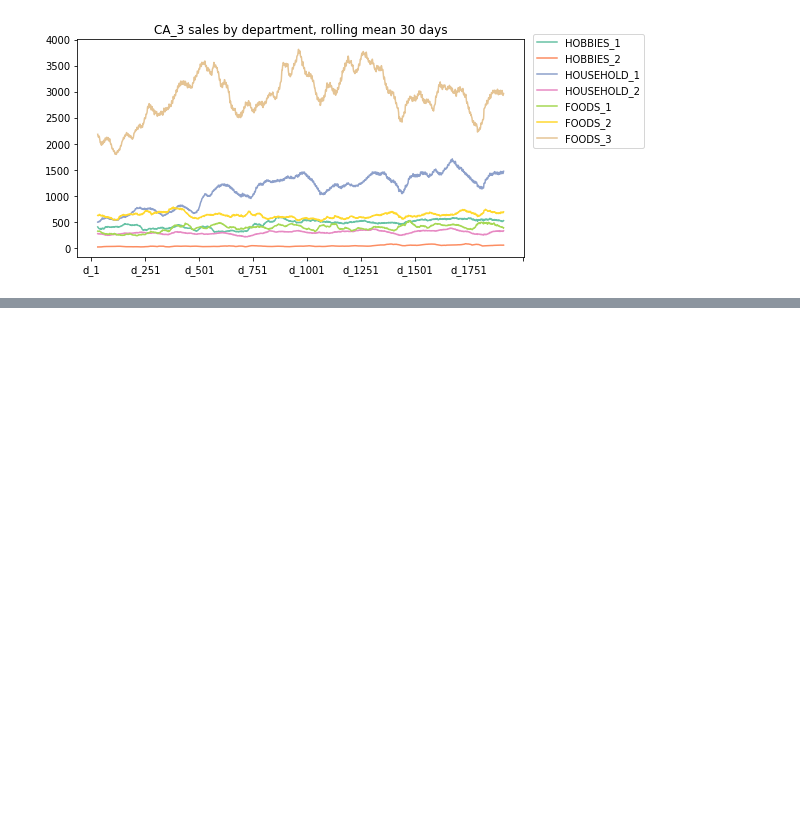
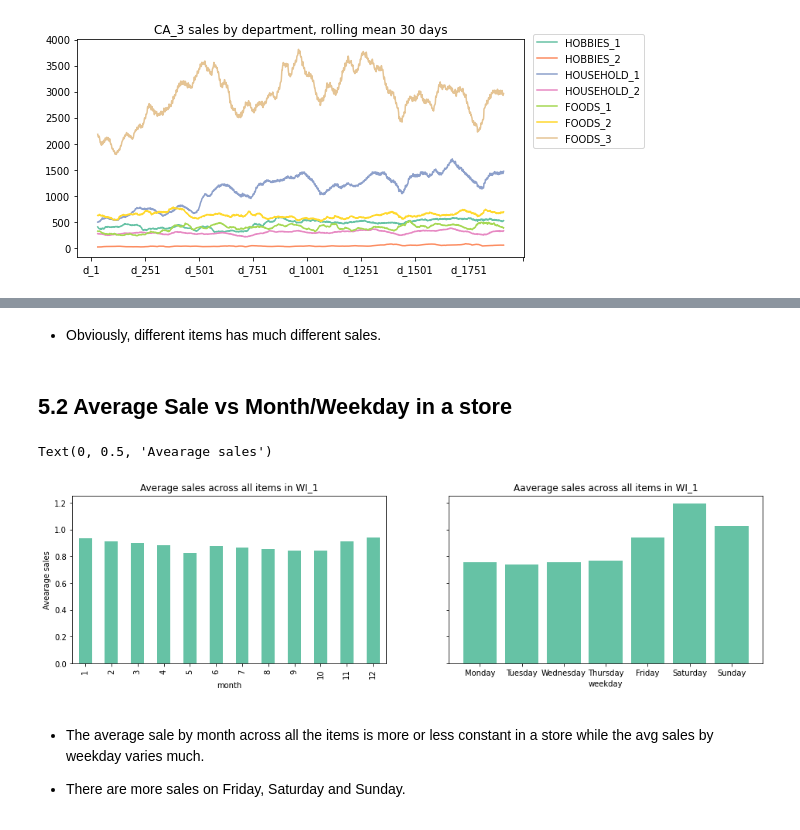
Before and after one commit to kanitjompuk40/GroupWork, a Jupyter notebook: AML/EDA-Panpan.ipynb, the cells around one changed output, grey strips where cells are left out. Cells and saved outputs as stored; diff of their text form; code cells hidden in the pictures; blank space fills up the shorter version.

```diff
--- a/AML/EDA-Panpan.ipynb
+++ b/AML/EDA-Panpan.ipynb
@@ -668,0 +706,27 @@ FixedFormatter should only be used together with FixedLocator
+# %% [markdown]
+- Obviously, different items has much different sales.
+# %% [markdown]
+## 5.2 Average Sale vs Month/Weekday in a store
+# %%
+week_id = ['Monday', 'Tuesday', 'Wednesday', 'Thursday', 'Friday', 'Saturday', 'Sunday']
+
+f, ax = plt.subplots(1, 2, figsize=(16, 4), sharey=True)
+
+sale_by_store.groupby('month')['sold'].mean().plot(kind='bar', ax=ax[0])
+ax[0].set_title('Average sales across all items in ' + store_id)
+ax[0].set_xlabel('month')
+ax[0].set_ylabel('Avearage sales')
+
+week_sale = sale_by_store.groupby('weekday')['sold'].mean()
+ax[1].bar(week_id, week_sale[week_id])
+ax[1].set_title('Aaverage sales across all items in ' + store_id)
+ax[1].set_xlabel('weekday')
+ax[1].set_ylabel('Avearage sales')
+# %% [output]
+Text(0, 0.5, 'Avearage sales')
+[figure, added]
+# %% [markdown]
+- The average sale by month across all the items is more or less constant in a store while the avg sales by weekday varies much.
+
+
+- There are more sales on Friday, Saturday and Sunday.
```
Also changed, not shown: parts of 15 cells of this notebook.
